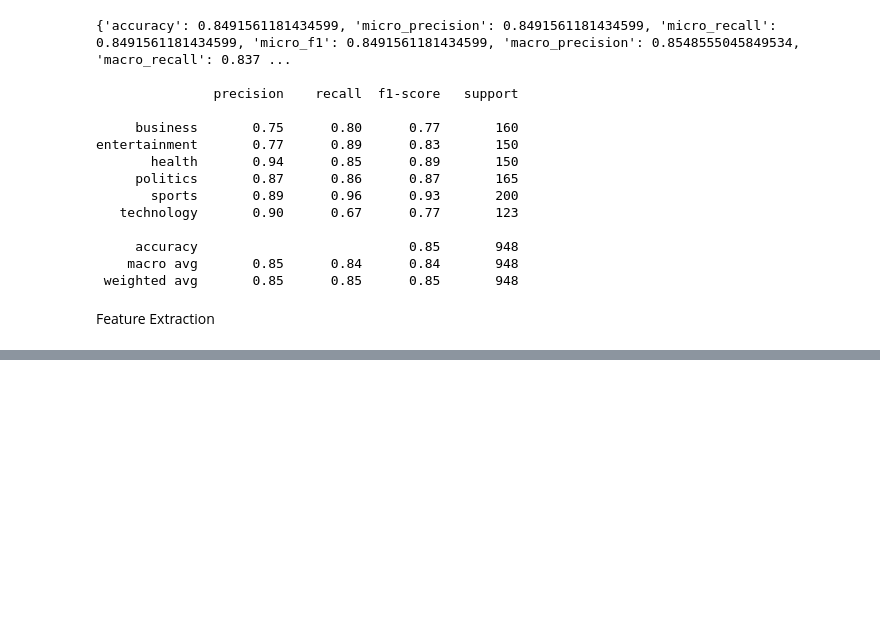
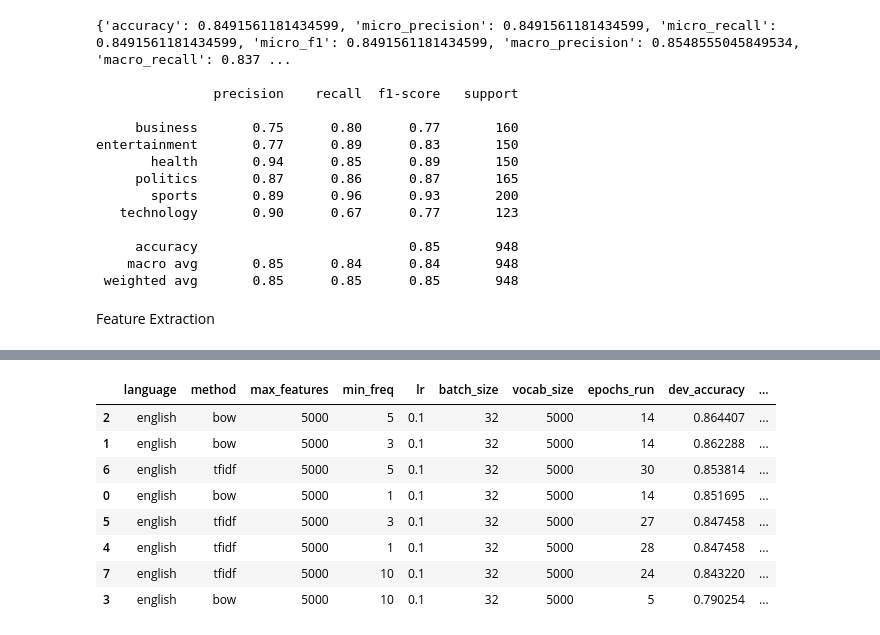
Before and after one commit to Tlotloolifant/Assignment-2, a Jupyter notebook: Assignment 2.ipynb, the cells around one changed output, grey strips where cells are left out. Cells and saved outputs as stored; diff of their text form; code cells hidden in the pictures; blank space fills up the shorter version.

```diff
--- a/Assignment 2.ipynb
+++ b/Assignment 2.ipynb
@@ -444,7 +445,7 @@ def run_training(lang_data, lang_name,method, max_features, min_freq, lr, batch_
 # %%
 results_log = []
 
-for method in ["cvec", "tfidf"]:
+for method in ["bow", "tfidf"]:
     for min_freq in [1, 3, 5, 10]:
 
         result = run_training(
@@ -466,4 +467,6 @@ for method in ["cvec", "tfidf"]:
             result["dev_accuracy"]
         )
     #note that skilearn mindf cant be 0. therefore im choosing
+results_df = pd.DataFrame(results_log).drop(columns=["model", "history", "tensors"])
+results_df.sort_values("dev_accuracy", ascending=False)
 # %% [output]
@@ -486,0 +490,9 @@ tfidf 10 5000 0.8389830508474576
+|  | language | method | max_features | min_freq | lr | batch_size | vocab_size | epochs_run | dev_accuracy | ... |
+| 2 | english | bow | 5000 | 5 | 0.1 | 32 | 5000 | 14 | 0.864407 | ... |
+| 1 | english | bow | 5000 | 3 | 0.1 | 32 | 5000 | 14 | 0.862288 | ... |
+| 6 | english | tfidf | 5000 | 5 | 0.1 | 32 | 5000 | 30 | 0.853814 | ... |
+| 0 | english | bow | 5000 | 1 | 0.1 | 32 | 5000 | 14 | 0.851695 | ... |
+| 5 | english | tfidf | 5000 | 3 | 0.1 | 32 | 5000 | 27 | 0.847458 | ... |
+| 4 | english | tfidf | 5000 | 1 | 0.1 | 32 | 5000 | 28 | 0.847458 | ... |
+| 7 | english | tfidf | 5000 | 10 | 0.1 | 32 | 5000 | 24 | 0.843220 | ... |
+| 3 | english | bow | 5000 | 10 | 0.1 | 32 | 5000 | 5 | 0.790254 | ... |
```
Also changed, not shown: parts of 9 cells of this notebook.
